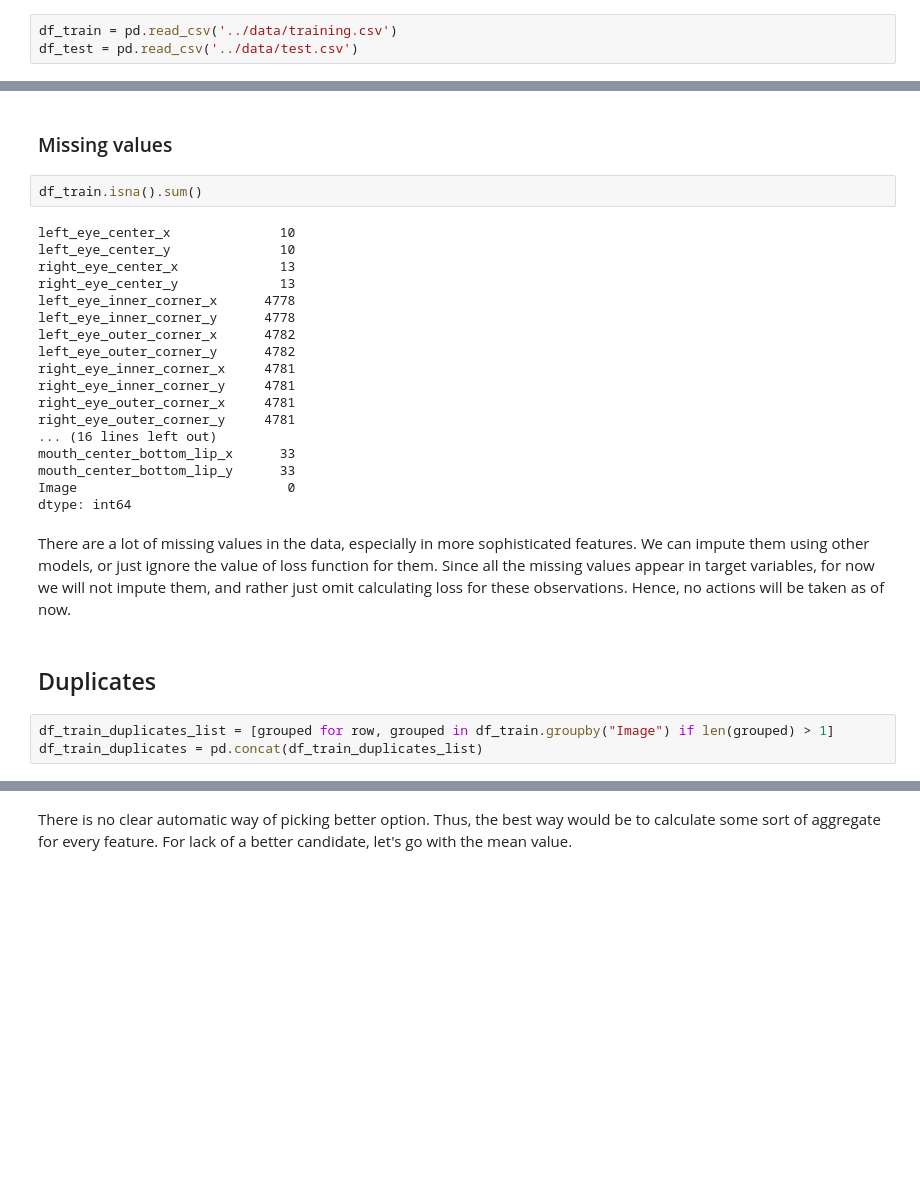
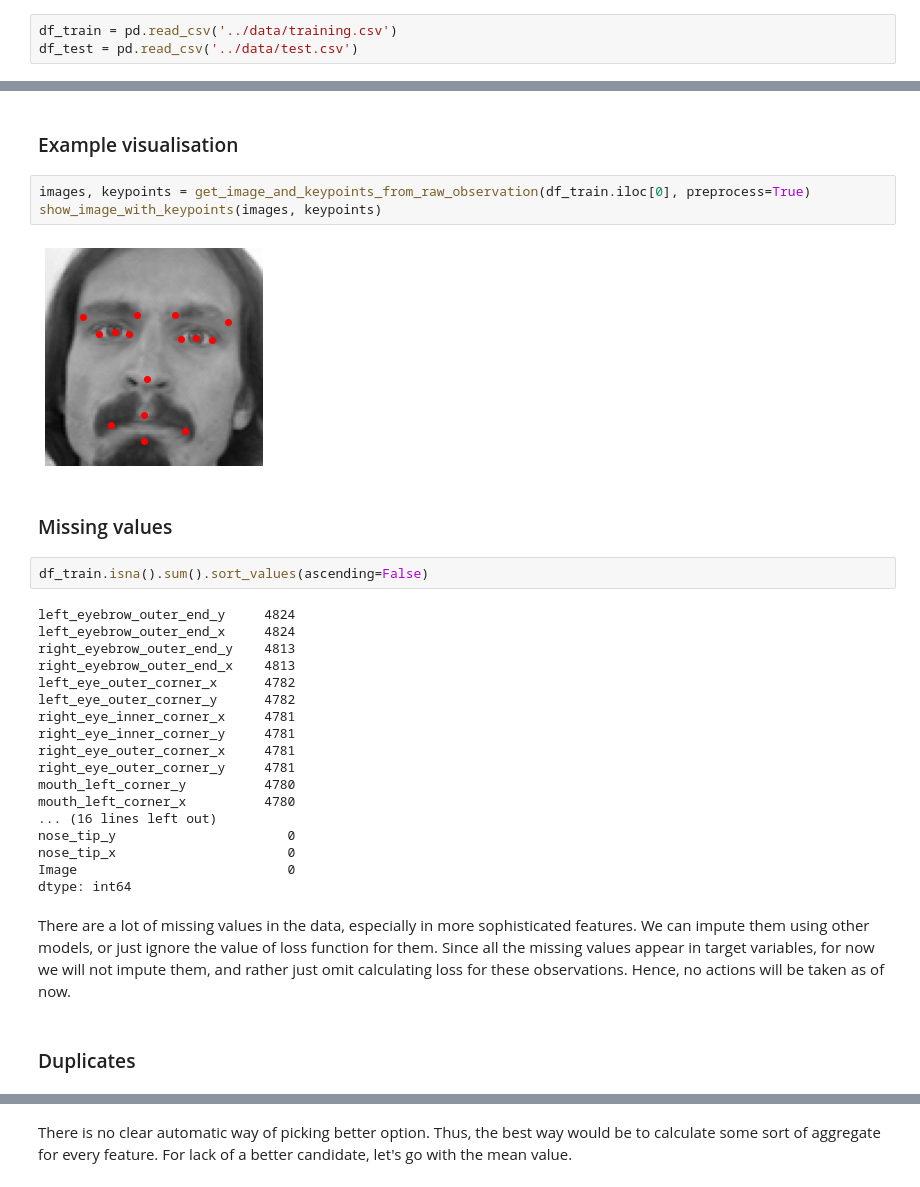
Before and after one commit to WJakubowsk/facial_keypoints_detection, a Jupyter notebook: notebooks/wiktor.ipynb, the cells around one changed output, grey strips where cells are left out. Drawn from its saved outputs; the diff is of its cells as text; blank space fills up the shorter version.

```diff
--- a/notebooks/wiktor.ipynb
+++ b/notebooks/wiktor.ipynb
@@ -14,29 +66,33 @@ df_test = pd.read_csv('../data/test.csv')
+# %% [markdown]
+### Example visualisation
+# %%
+images, keypoints = get_image_and_keypoints_from_raw_observation(df_train.iloc[0], preprocess=True)
+show_image_with_keypoints(images, keypoints)
+# %% [output]
+[figure, added]
 # %% [markdown]
 ### Missing values
 # %%
-df_train.isna().sum()
+df_train.isna().sum().sort_values(ascending=False)
 # %% [output]
-left_eye_center_x              10
-left_eye_center_y              10
-right_eye_center_x             13
-right_eye_center_y             13
-left_eye_inner_corner_x      4778
-left_eye_inner_corner_y      4778
+left_eyebrow_outer_end_y     4824
+left_eyebrow_outer_end_x     4824
+right_eyebrow_outer_end_y    4813
+right_eyebrow_outer_end_x    4813
 left_eye_outer_corner_x      4782
 left_eye_outer_corner_y      4782
 right_eye_inner_corner_x     4781
 right_eye_inner_corner_y     4781
 right_eye_outer_corner_x     4781
 right_eye_outer_corner_y     4781
+mouth_left_corner_y          4780
+mouth_left_corner_x          4780
 ... (16 lines left out)
-mouth_center_bottom_lip_x      33
-mouth_center_bottom_lip_y      33
+nose_tip_y                      0
+nose_tip_x                      0
 Image                           0
 dtype: int64
 # %% [markdown]
 There are a lot of missing values in the data, especially in more sophisticated features. We can impute them using other models, or just ignore the value of loss function for them. Since all the missing values appear in target variables, for now we will not impute them, and rather just omit calculating loss for these observations. Hence, no actions will be taken as of now.
 # %% [markdown]
-## Duplicates
+### Duplicates
-# %%
-df_train_duplicates_list = [grouped for row, grouped in df_train.groupby("Image") if len(grouped) > 1]
-df_train_duplicates = pd.concat(df_train_duplicates_list)
```
Also changed, not shown: parts of 41 cells of this notebook.
